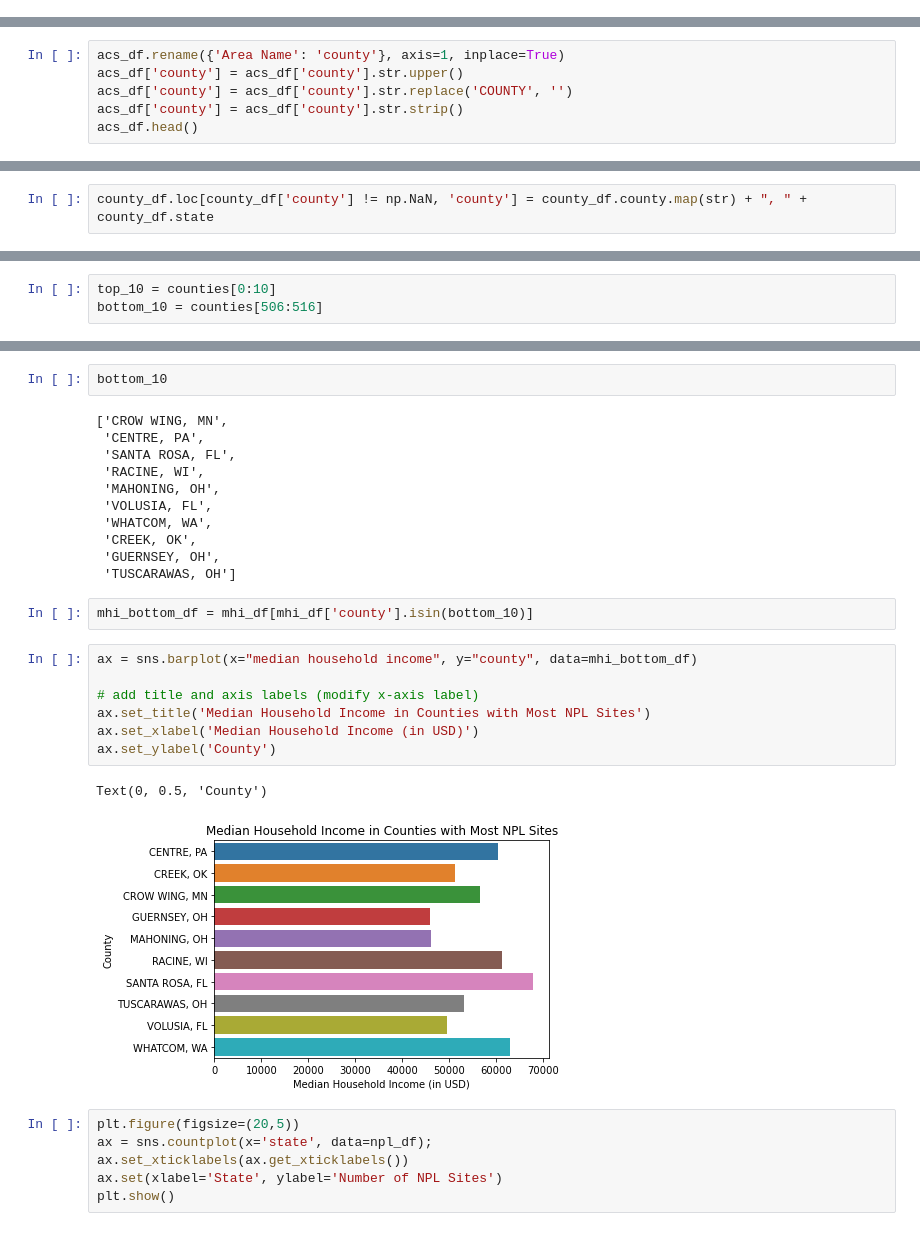
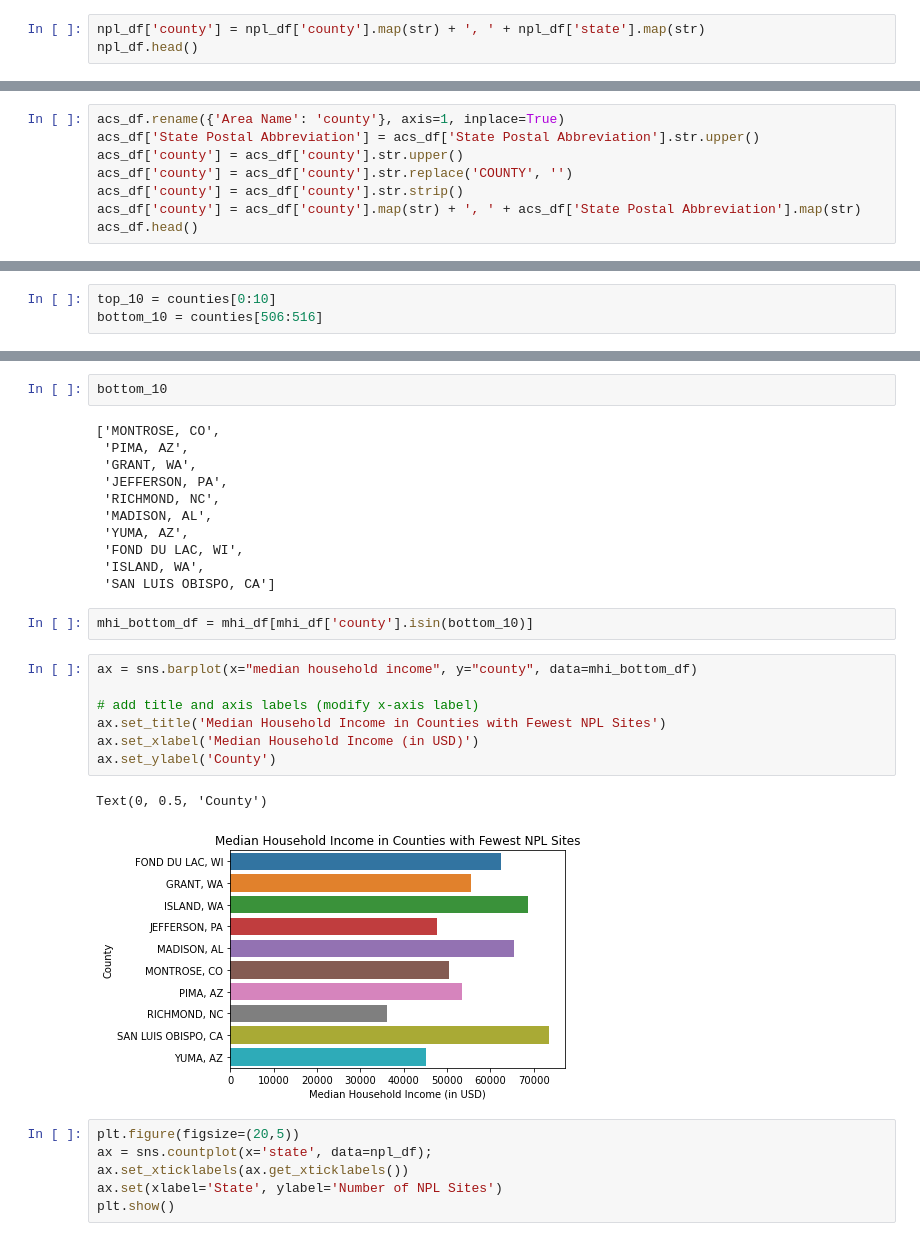
Before and after one commit to jeinuh/superfund-project, a Jupyter notebook: EDACheckpoint_group011.ipynb, the cells around one changed output, grey strips where cells are left out. Saved outputs shown, nothing was run; the diff lists cells and outputs as text.

```diff
--- a/EDACheckpoint_group011.ipynb
+++ b/EDACheckpoint_group011.ipynb
@@ -127,0 +142,3 @@ npl_df[npl_df.isnull().any(axis=1)]
+# %%
+npl_df['county'] = npl_df['county'].map(str) + ', ' + npl_df['state'].map(str)
+npl_df.head()
@@ -157,8 +181,10 @@ We'll need to standardize the formatting for the column describing the county of
 # %%
 acs_df.rename({'Area Name': 'county'}, axis=1, inplace=True)
+acs_df['State Postal Abbreviation'] = acs_df['State Postal Abbreviation'].str.upper()
 acs_df['county'] = acs_df['county'].str.upper()
 acs_df['county'] = acs_df['county'].str.replace('COUNTY', '')
 acs_df['county'] = acs_df['county'].str.strip()
+acs_df['county'] = acs_df['county'].map(str) + ', ' + acs_df['State Postal Abbreviation'].map(str)
 acs_df.head()
 # %% [output]
 |  | county | Qualifying Name | State Postal Abbreviation | Total Population | ... | % Some Other Race Alone Populatio... | ... |
@@ -194,2 +210,0 @@ county_df[county_df['county'] == 'ADAMS']
-# %%
-county_df.loc[county_df['county'] != np.NaN, 'county'] = county_df.county.map(str) + ", " + county_df.state
@@ -289,28 +292,28 @@ Text(0, 0.5, 'County')
 # %%
 bottom_10
 # %% [output]
-['CROW WING, MN',
- 'CENTRE, PA',
- 'SANTA ROSA, FL',
- 'RACINE, WI',
- 'MAHONING, OH',
- 'VOLUSIA, FL',
- 'WHATCOM, WA',
- 'CREEK, OK',
- 'GUERNSEY, OH',
- 'TUSCARAWAS, OH']
+['MONTROSE, CO',
+ 'PIMA, AZ',
+ 'GRANT, WA',
+ 'JEFFERSON, PA',
+ 'RICHMOND, NC',
+ 'MADISON, AL',
+ 'YUMA, AZ',
+ 'FOND DU LAC, WI',
+ 'ISLAND, WA',
+ 'SAN LUIS OBISPO, CA']
 # %%
 mhi_bottom_df = mhi_df[mhi_df['county'].isin(bottom_10)]
 # %%
 ax = sns.barplot(x="median household income", y="county", data=mhi_bottom_df)
 
 # add title and axis labels (modify x-axis label)
-ax.set_title('Median Household Income in Counties with Most NPL Sites')
+ax.set_title('Median Household Income in Counties with Fewest NPL Sites')
 ax.set_xlabel('Median Household Income (in USD)')
 ax.set_ylabel('County')
 # %% [output]
 Text(0, 0.5, 'County')
-[figure, old version]
+[figure, new version]
 # %%
 plt.figure(figsize=(20,5))
 ax = sns.countplot(x='state', data=npl_df);
```
Also changed, not shown: parts of 50 cells of this notebook.
